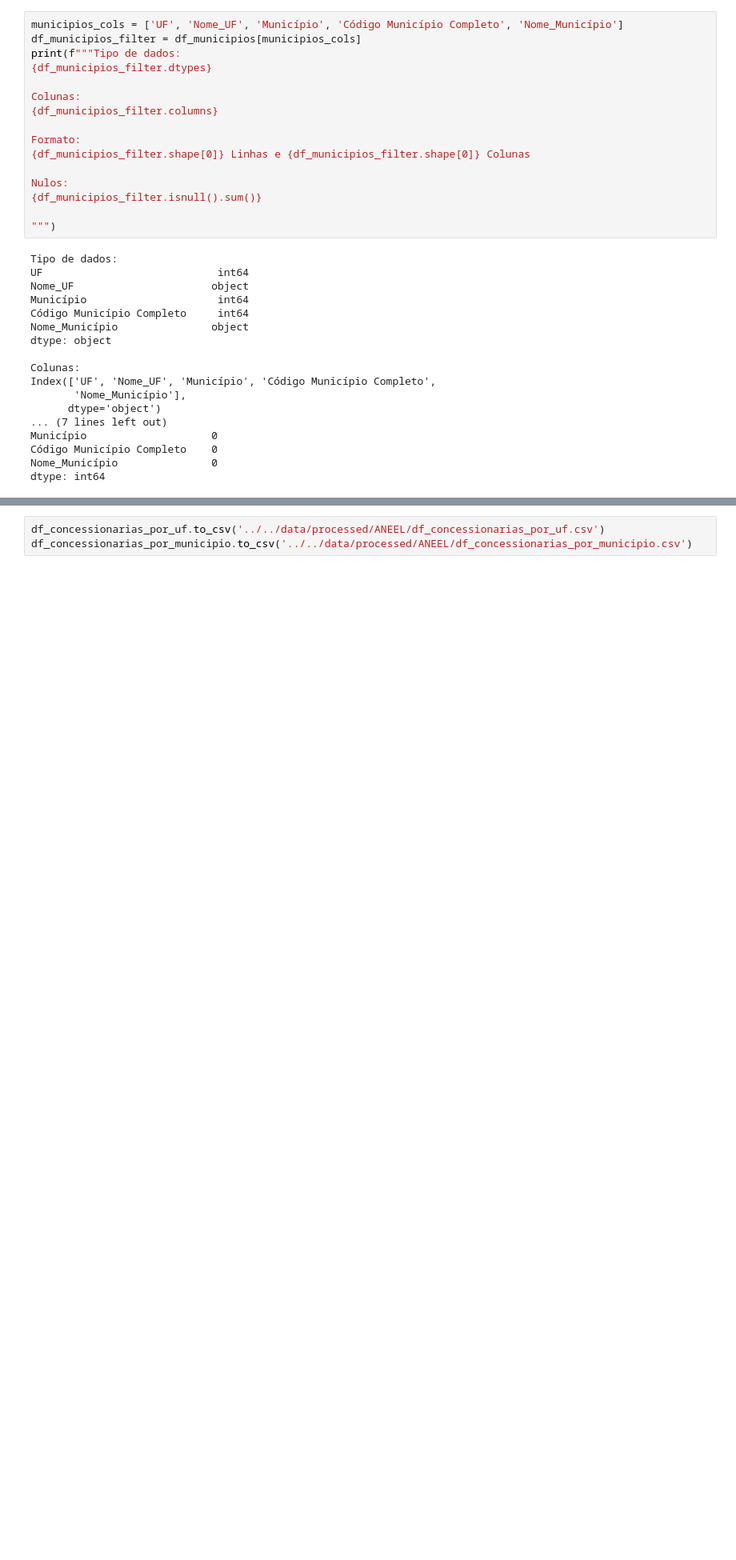
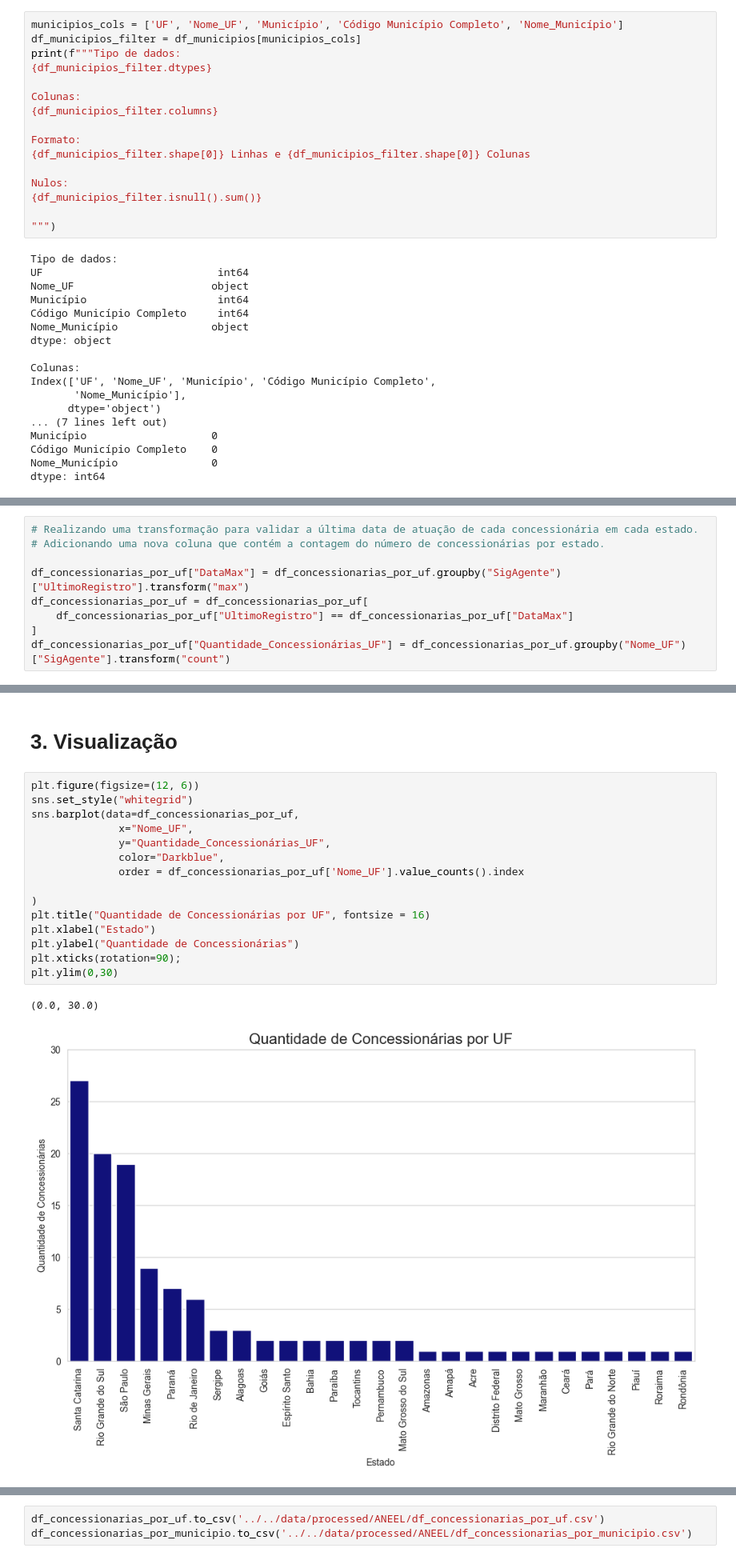
Before and after one commit to daniel64bit/distribuicao-renovavel, a Jupyter notebook: notebooks/analise_exploratoria/ANEEL.ipynb, the cells around one changed output, grey strips where cells are left out. Shown at 80% size. Cells and saved outputs as stored; diff of their text form; blank space fills up the shorter version.

```diff
--- a/notebooks/analise_exploratoria/ANEEL.ipynb
+++ b/notebooks/analise_exploratoria/ANEEL.ipynb
@@ -187,0 +198,9 @@ df_concessionarias_por_uf
+# %%
+# Realizando uma transformação para validar a última data de atuação de cada concessionária em cada estado.
+# Adicionando uma nova coluna que contém a contagem do número de concessionárias por estado.
+
+df_concessionarias_por_uf["DataMax"] = df_concessionarias_por_uf.groupby("SigAgente")["UltimoRegistro"].transform("max")
+df_concessionarias_por_uf = df_concessionarias_por_uf[
+    df_concessionarias_por_uf["UltimoRegistro"] == df_concessionarias_por_uf["DataMax"]
+]
+df_concessionarias_por_uf["Quantidade_Concessionárias_UF"] = df_concessionarias_por_uf.groupby("Nome_UF")["SigAgente"].transform("count")
@@ -204,0 +247,20 @@ df_concessionarias_por_municipio
+# %% [markdown]
+# 3. Visualização
+# %%
+plt.figure(figsize=(12, 6))
+sns.set_style("whitegrid")
+sns.barplot(data=df_concessionarias_por_uf,
+              x="Nome_UF",
+              y="Quantidade_Concessionárias_UF",
+              color="Darkblue",
+              order = df_concessionarias_por_uf['Nome_UF'].value_counts().index
+
+)
+plt.title("Quantidade de Concessionárias por UF", fontsize = 16)
+plt.xlabel("Estado")
+plt.ylabel("Quantidade de Concessionárias")
+plt.xticks(rotation=90);
+plt.ylim(0,30)
+# %% [output]
+(0.0, 30.0)
+[figure, added]
```
Also changed, not shown: parts of 19 cells of this notebook.
